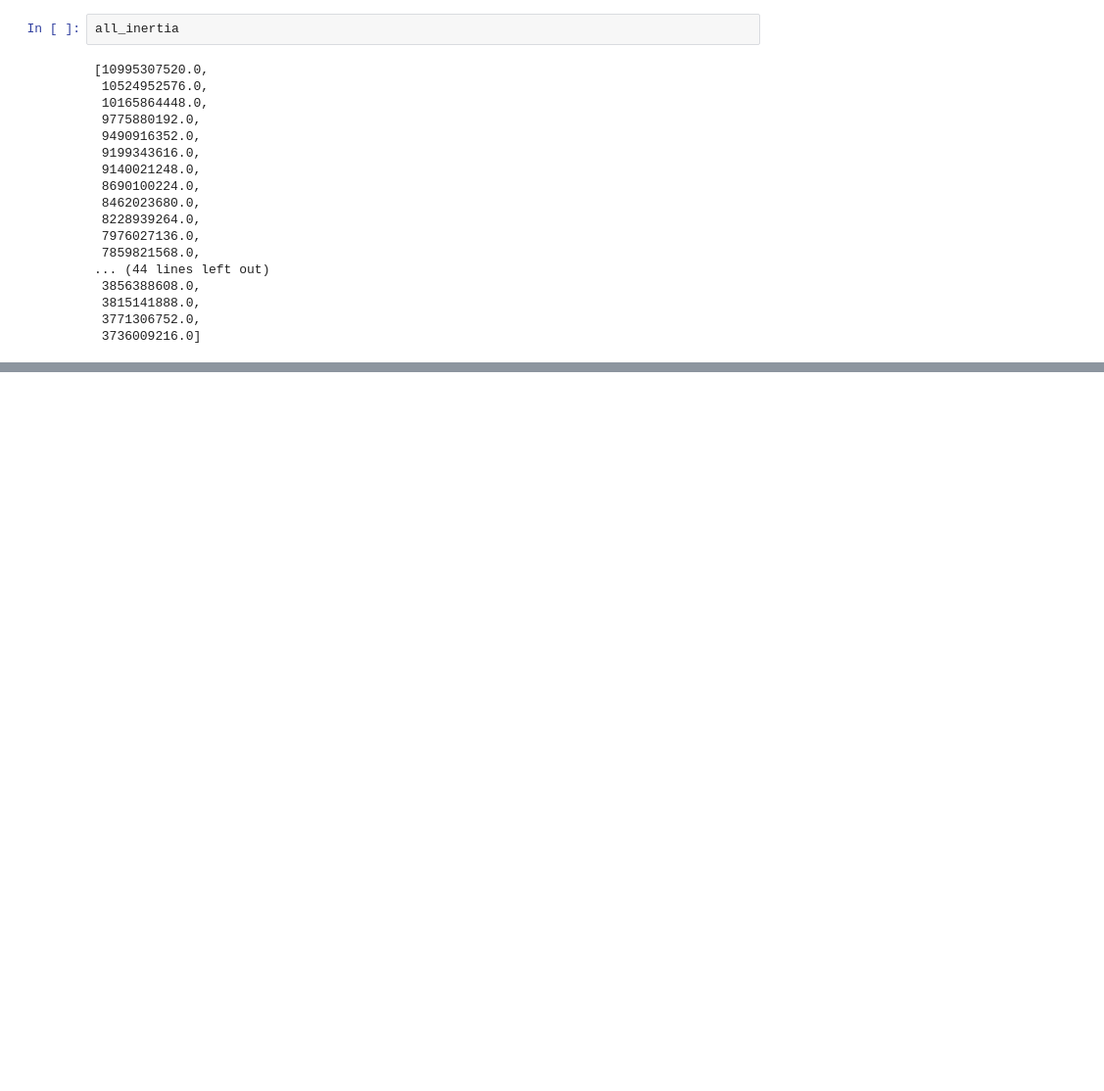
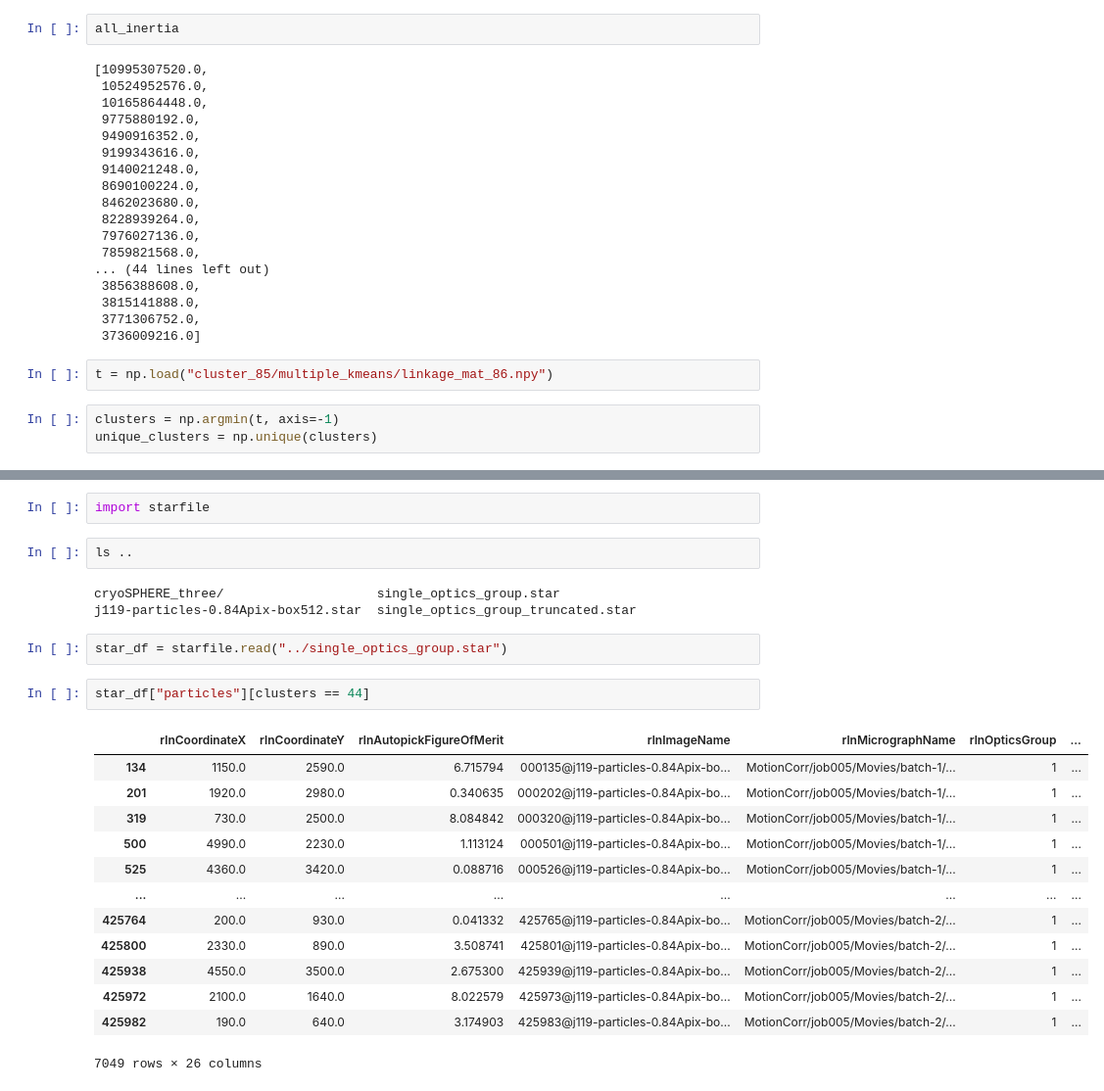
Before and after one commit to Gabriel-Ducrocq/cryoSPHEREMDAnalysis, a Jupyter notebook: data/Guillaume/cryoSPHERE_three/Untitled.ipynb, the cells around one changed output, grey strips where cells are left out. Shown at 98% size. Cells and saved outputs as stored; diff of their text form; blank space fills up the shorter version.

```diff
--- a/data/Guillaume/cryoSPHERE_three/Untitled.ipynb
+++ b/data/Guillaume/cryoSPHERE_three/Untitled.ipynb
@@ -177,3 +177,8 @@ all_inertia
  3815141888.0,
  3771306752.0,
  3736009216.0]
+# %%
+t = np.load("cluster_85/multiple_kmeans/linkage_mat_86.npy")
+# %%
+clusters = np.argmin(t, axis=-1)
+unique_clusters = np.unique(clusters)
@@ -179,0 +194,25 @@ all_inertia
+# %%
+import starfile
+# %%
+ls ..
+# %% [output]
+cryoSPHERE_three/                    single_optics_group.star
+j119-particles-0.84Apix-box512.star  single_optics_group_truncated.star
+# %%
+star_df = starfile.read("../single_optics_group.star")
+# %%
+star_df["particles"][clusters == 44]
+# %% [output]
+|  | rlnCoordinateX | rlnCoordinateY | rlnAutopickFigureOfMerit | rlnImageName | rlnMicrographName | rlnOpticsGroup | ... |
+| 134 | 1150.0 | 2590.0 | 6.715794 | 000135@j119-particles-0.84Apix-bo... | MotionCorr/job005/Movies/batch-1/... | 1 | ... |
+| 201 | 1920.0 | 2980.0 | 0.340635 | 000202@j119-particles-0.84Apix-bo... | MotionCorr/job005/Movies/batch-1/... | 1 | ... |
+| 319 | 730.0 | 2500.0 | 8.084842 | 000320@j119-particles-0.84Apix-bo... | MotionCorr/job005/Movies/batch-1/... | 1 | ... |
+| 500 | 4990.0 | 2230.0 | 1.113124 | 000501@j119-particles-0.84Apix-bo... | MotionCorr/job005/Movies/batch-1/... | 1 | ... |
+| 525 | 4360.0 | 3420.0 | 0.088716 | 000526@j119-particles-0.84Apix-bo... | MotionCorr/job005/Movies/batch-1/... | 1 | ... |
+| ... | ... | ... | ... | ... | ... | ... | ... |
+| 425764 | 200.0 | 930.0 | 0.041332 | 425765@j119-particles-0.84Apix-bo... | MotionCorr/job005/Movies/batch-2/... | 1 | ... |
+| 425800 | 2330.0 | 890.0 | 3.508741 | 425801@j119-particles-0.84Apix-bo... | MotionCorr/job005/Movies/batch-2/... | 1 | ... |
+| 425938 | 4550.0 | 3500.0 | 2.675300 | 425939@j119-particles-0.84Apix-bo... | MotionCorr/job005/Movies/batch-2/... | 1 | ... |
+| 425972 | 2100.0 | 1640.0 | 8.022579 | 425973@j119-particles-0.84Apix-bo... | MotionCorr/job005/Movies/batch-2/... | 1 | ... |
+| 425982 | 190.0 | 640.0 | 3.174903 | 425983@j119-particles-0.84Apix-bo... | MotionCorr/job005/Movies/batch-2/... | 1 | ... |
+7049 rows × 26 columns
```
Also changed, not shown: parts of 1 cell of this notebook, 1 other file.
